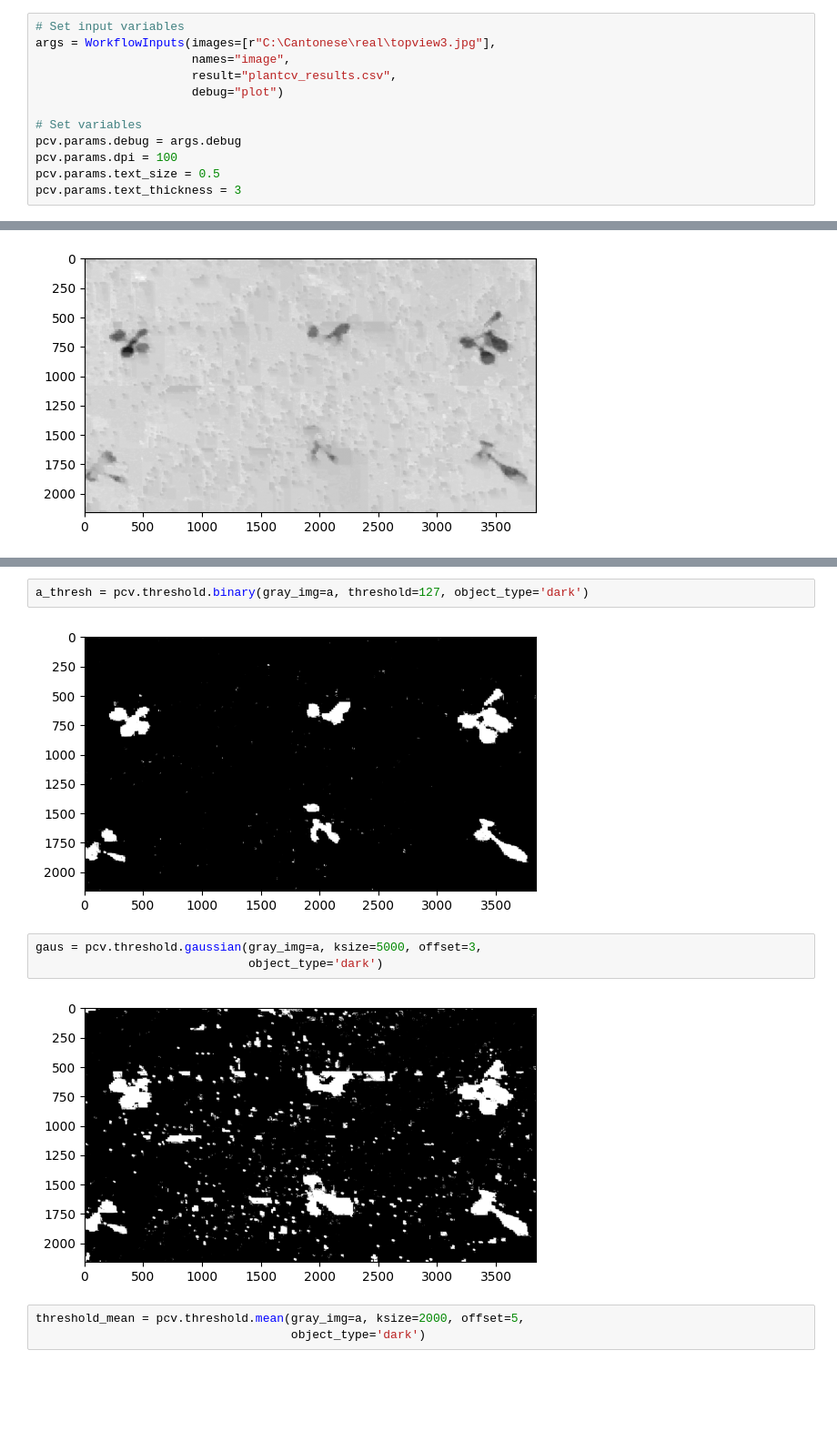
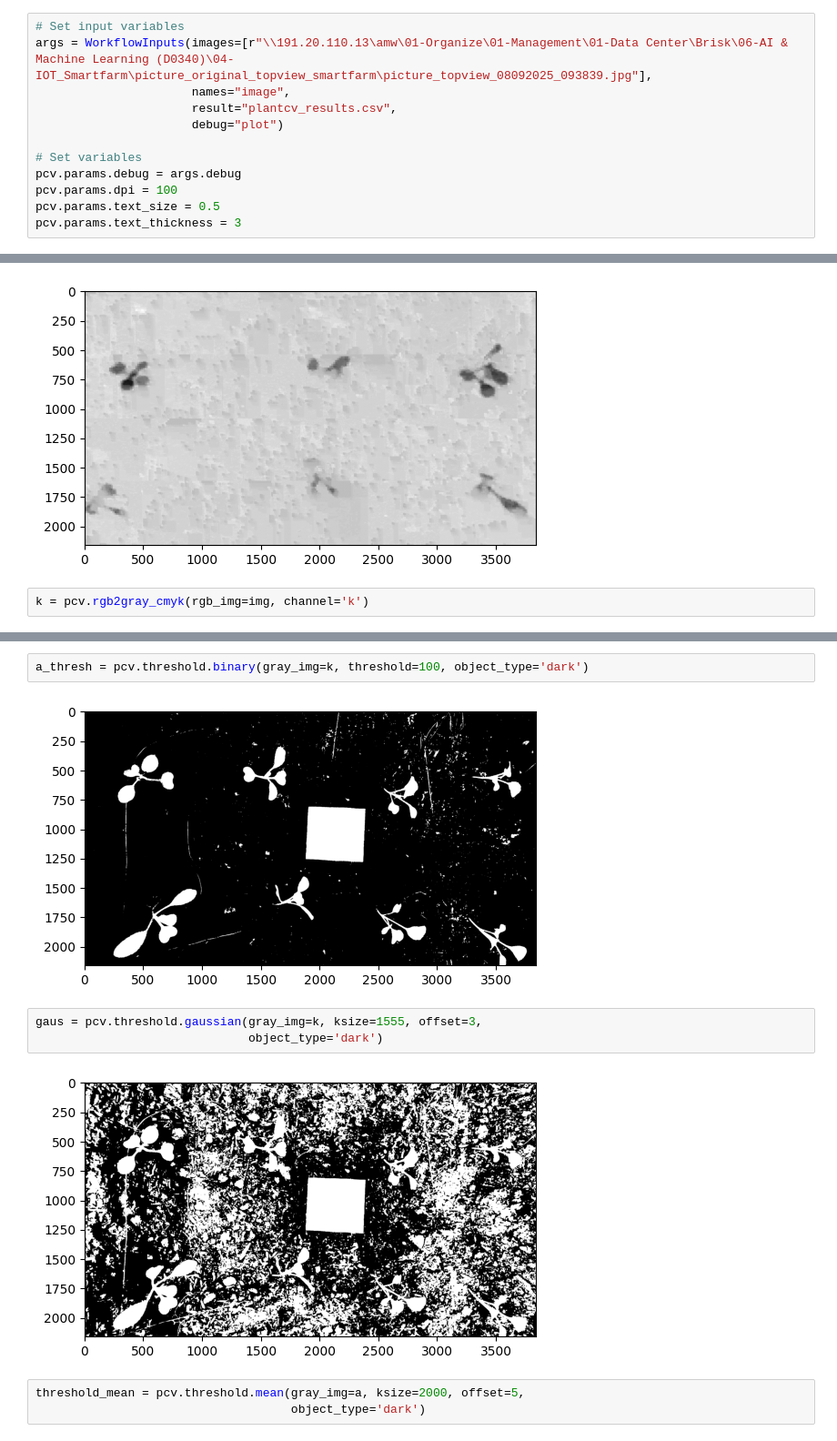
Before and after one commit to Pimmmvxg/Plant_analysis, a Jupyter notebook: notebooks/segmenting/top_view copy.ipynb, the cells around one changed output, grey strips where cells are left out. Shown at 91% size. Drawn from its saved outputs; the diff is of its cells as text; blank space fills up the shorter version.

```diff
--- a/notebooks/segmenting/top_view copy.ipynb
+++ b/notebooks/segmenting/top_view copy.ipynb
@@ -11,7 +11,7 @@ from plantcv.plantcv.analyze import color as analyze_color
 from plantcv.plantcv.visualize import obj_sizes
 # %%
 # Set input variables
-args = WorkflowInputs(images=[r"C:\Cantonese\real\topview3.jpg"],
+args = WorkflowInputs(images=[r"\\191.20.110.13\amw\01-Organize\01-Management\01-Data Center\Brisk\06-AI & Machine Learning (D0340)\04-IOT_Smartfarm\picture_original_topview_smartfarm\picture_topview_08092025_093839.jpg"],
                       names="image",
                       result="plantcv_results.csv",
                       debug="plot")
@@ -33,3 +33,5 @@ colorspaces = pcv.visualize.colorspaces(rgb_img=img, original_img=False)
 a = pcv.rgb2gray_lab(rgb_img=img, channel='a')
 # %% [output]
 [figure]
+# %%
+k = pcv.rgb2gray_cmyk(rgb_img=img, channel='k')
@@ -38,14 +42,14 @@ hist_a = pcv.visualize.histogram(img=a, bins=25)
 # %% [output]
 [interactive output not drawn]
 # %%
-a_thresh = pcv.threshold.binary(gray_img=a, threshold=127, object_type='dark')
+a_thresh = pcv.threshold.binary(gray_img=k, threshold=100, object_type='dark')
 # %% [output]
-[figure, old version]
+[figure, new version]
 # %%
-gaus = pcv.threshold.gaussian(gray_img=a, ksize=5000, offset=3,
+gaus = pcv.threshold.gaussian(gray_img=k, ksize=1555, offset=3,
                               object_type='dark')
 # %% [output]
-[figure, old version]
+[figure, new version]
 # %%
 threshold_mean = pcv.threshold.mean(gray_img=a, ksize=2000, offset=5,
                                     object_type='dark')
```
Also changed, not shown: parts of 4 cells of this notebook, 22 other files.
